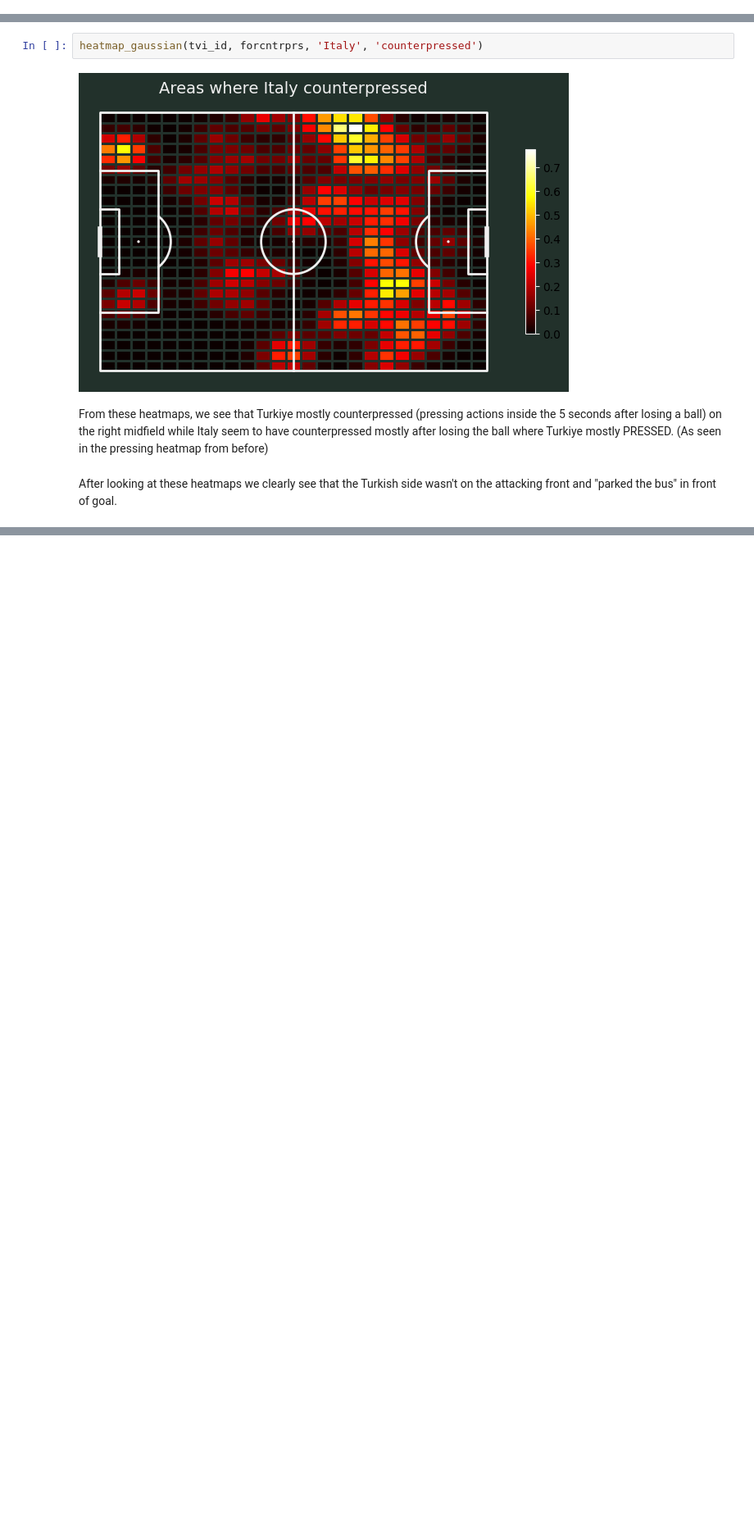
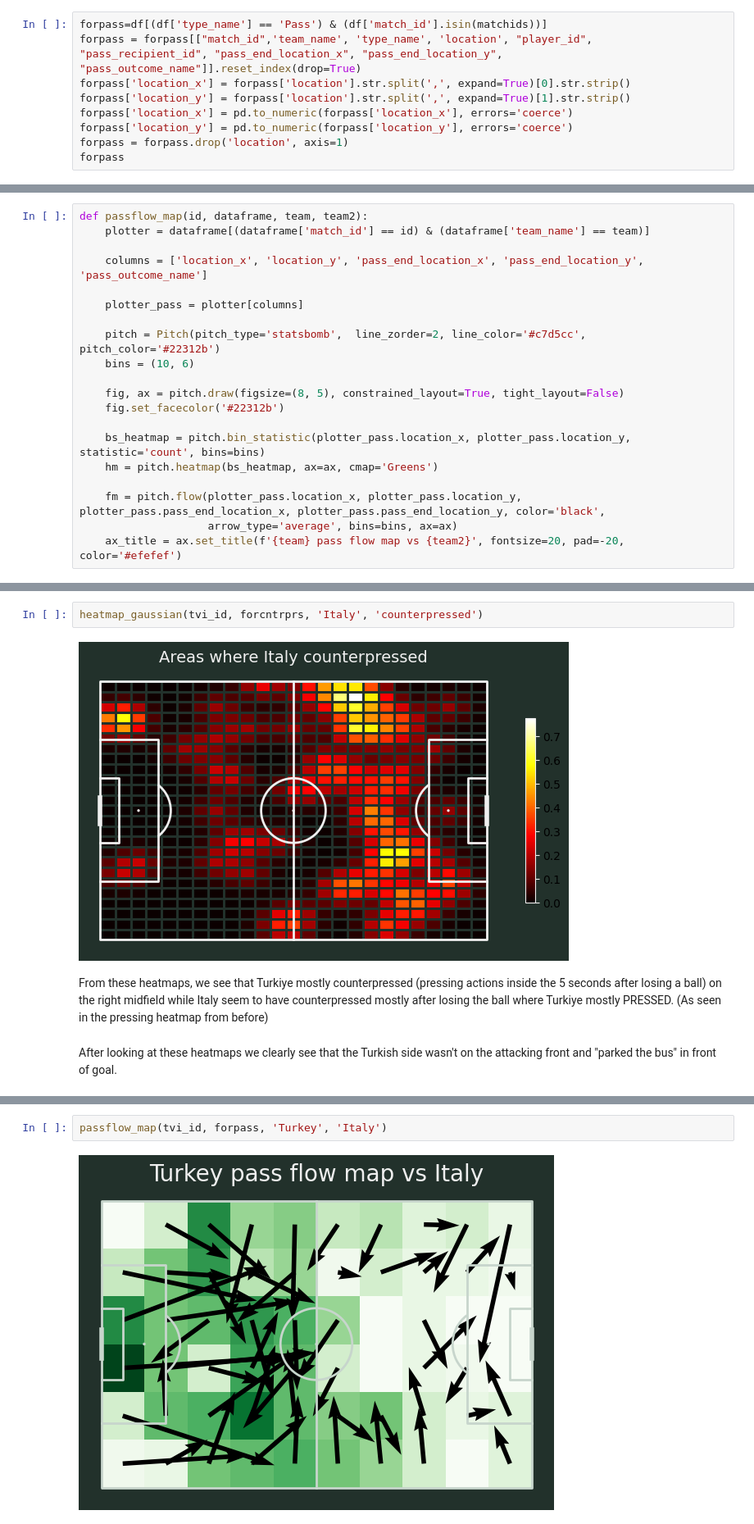
Before and after one commit to yyusufcoskun/Turkiye-EURO-2020-Analysis, a Jupyter notebook: main.ipynb, the cells around one changed output, grey strips where cells are left out. Shown at 82% size. Cells and saved outputs as stored; diff of their text form; blank space fills up the shorter version.

```diff
--- a/main.ipynb
+++ b/main.ipynb
@@ -315,3 +317,12 @@ ball_loss
 | 225 | 3788765 | Switzerland | Dispossessed | 32.3 | 29.6 |
 | 226 | 3788765 | Turkey | Interception | 16.9 | 57.7 |
 227 rows × 5 columns
+# %%
+forpass=df[(df['type_name'] == 'Pass') & (df['match_id'].isin(matchids))]
+forpass = forpass[["match_id",'team_name', 'type_name', 'location', "player_id", "pass_recipient_id", "pass_end_location_x", "pass_end_location_y", "pass_outcome_name"]].reset_index(drop=True)
+forpass['location_x'] = forpass['location'].str.split(',', expand=True)[0].str.strip()
+forpass['location_y'] = forpass['location'].str.split(',', expand=True)[1].str.strip()
+forpass['location_x'] = pd.to_numeric(forpass['location_x'], errors='coerce')
+forpass['location_y'] = pd.to_numeric(forpass['location_y'], errors='coerce')
+forpass = forpass.drop('location', axis=1)
+forpass
@@ -429,3 +534,23 @@ def shotmap(id, dataframe, team):
                 size=30,
                 color=pitch.line_color,
                 va='center', ha='center')
+# %%
+def passflow_map(id, dataframe, team, team2):
+    plotter = dataframe[(dataframe['match_id'] == id) & (dataframe['team_name'] == team)]
+
+    columns = ['location_x', 'location_y', 'pass_end_location_x', 'pass_end_location_y', 'pass_outcome_name']
+
+    plotter_pass = plotter[columns]
+
+    pitch = Pitch(pitch_type='statsbomb',  line_zorder=2, line_color='#c7d5cc', pitch_color='#22312b')
+    bins = (10, 6)
+
+    fig, ax = pitch.draw(figsize=(8, 5), constrained_layout=True, tight_layout=False)
+    fig.set_facecolor('#22312b')
+
+    bs_heatmap = pitch.bin_statistic(plotter_pass.location_x, plotter_pass.location_y, statistic='count', bins=bins)
+    hm = pitch.heatmap(bs_heatmap, ax=ax, cmap='Greens')
+
+    fm = pitch.flow(plotter_pass.location_x, plotter_pass.location_y, plotter_pass.pass_end_location_x, plotter_pass.pass_end_location_y, color='black',
+                    arrow_type='average', bins=bins, ax=ax)
+    ax_title = ax.set_title(f'{team} pass flow map vs {team2}', fontsize=20, pad=-20, color='#efefef')
@@ -573,0 +759,4 @@ After looking at these heatmaps we clearly see that the Turkish side wasn't on t
+# %%
+passflow_map(tvi_id, forpass, 'Turkey', 'Italy')
+# %% [output]
+[figure, added]
```
Also changed, not shown: parts of 23 cells of this notebook.
